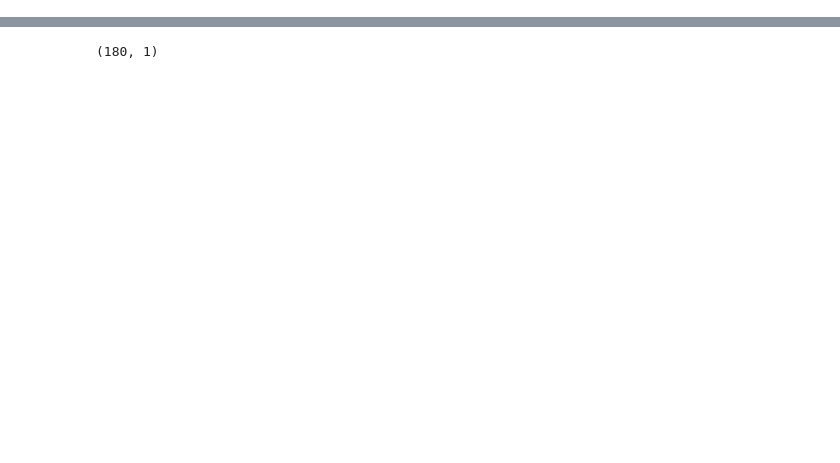
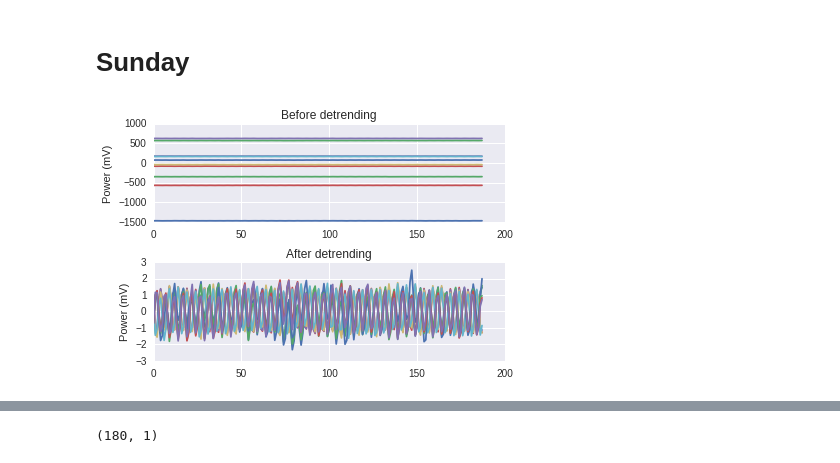
Before and after one commit to kevin91nl/brainhackers, a Jupyter notebook: Testing.ipynb, the cells around one changed output, grey strips where cells are left out. Drawn from its saved outputs; the diff is of its cells as text; code cells hidden in the pictures; blank space fills up the shorter version.

```diff
--- a/Testing.ipynb
+++ b/Testing.ipynb
@@ -61,0 +61,36 @@ def epoch2vector(epoch):
+# %% [markdown]
+
+# Sunday
+# %%
+from scipy.signal import detrend
+
+sample = data[200].T[:10]
+fig, ax = plt.subplots(2, 1)
+ax = ax.ravel()
+for s in sample:
+    s /= s.std(axis=0)
+
+    ax[0].plot(s)
+    ax[0].set_label('Time points (fs=250)')
+    ax[0].set_ylabel('Power (mV)')
+    ax[0].set_title('Before detrending')
+
+
+import preproc
+# data = preproc.detrend(data)
+
+# sample = data[150].T[:10]
+
+plt.figure(1)
+for s in sample:
+    s = detrend(s, axis=0, type='linear')
+#     s /= s.std(axis=0)
+
+    ax[1].plot(s)
+    ax[1].set_label('Time points (fs=250)')
+    ax[1].set_ylabel('Power (mV)')
+    ax[1].set_title('After detrending')
+plt.tight_layout()
+# fig.savefig('detrending.png')
+# %% [output]
+[figure, added]
```
Also changed, not shown: parts of 26 cells of this notebook, 5 other files.
